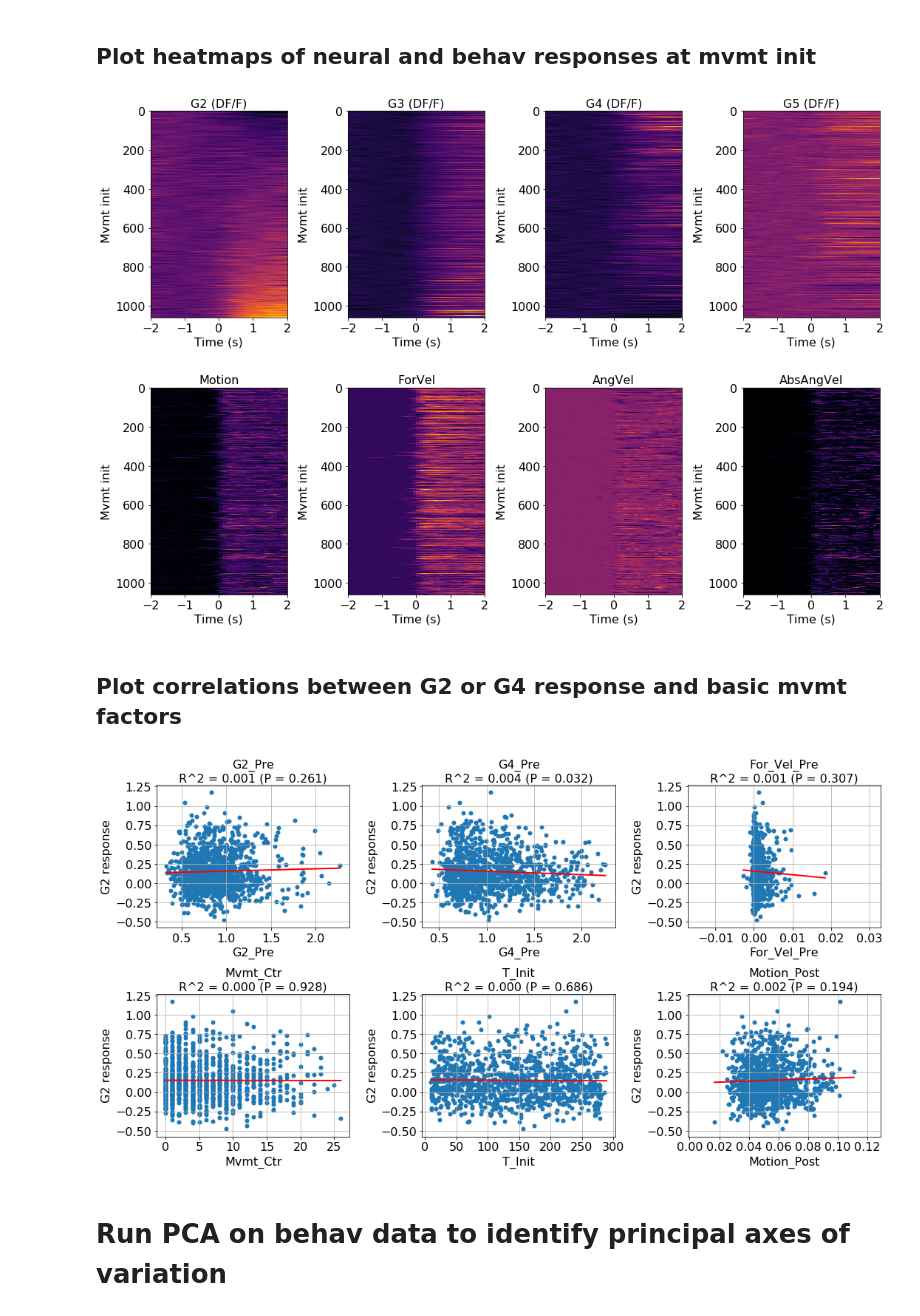
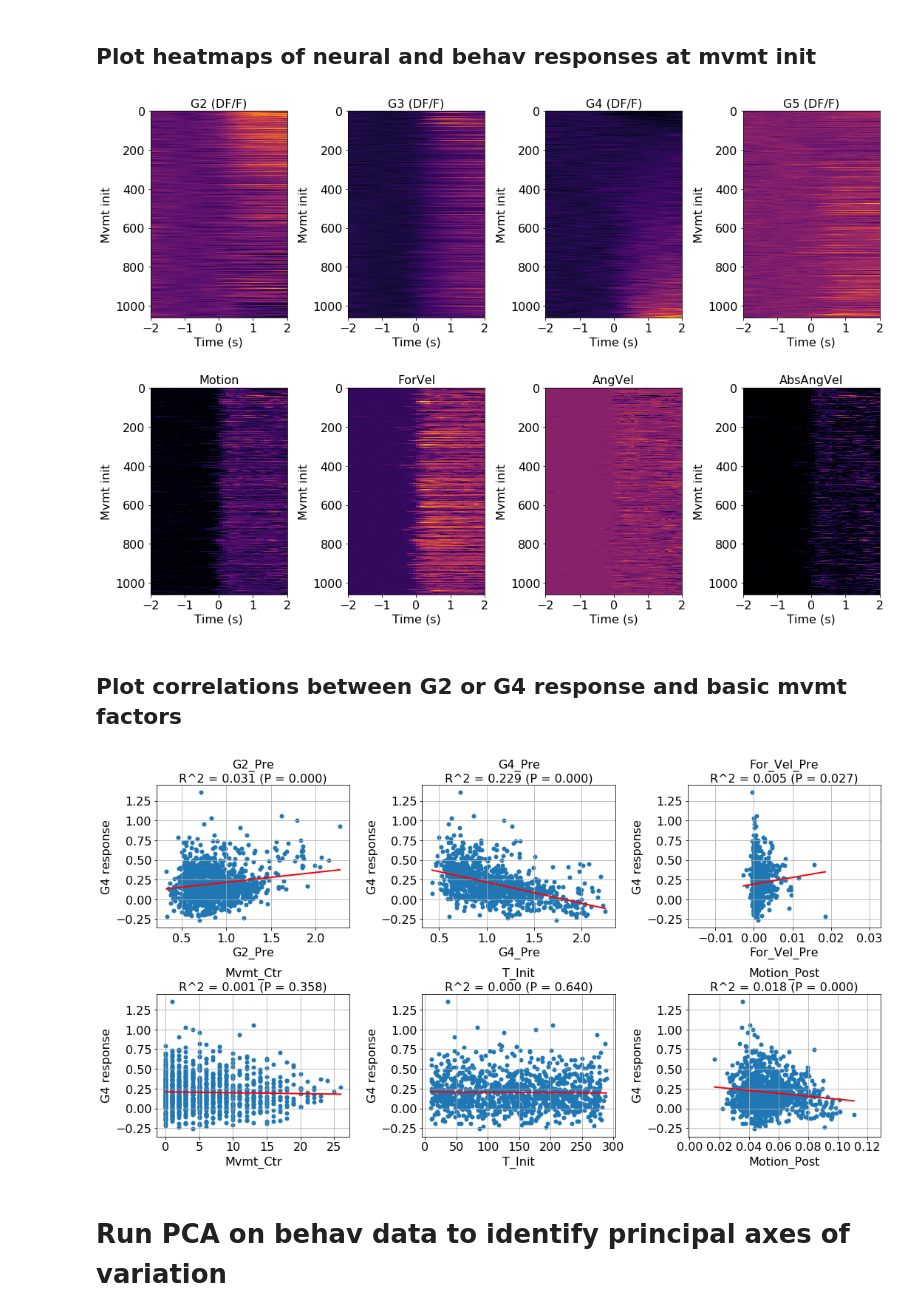
Before and after one commit to rkp8000/mushroom_mushroom, a Jupyter notebook: 1A_mvmt_initiation.ipynb, the cells around one changed output. Drawn from its saved outputs; the diff is of its cells as text; code cells hidden in the pictures.

```diff
--- a/1A_mvmt_initiation.ipynb
+++ b/1A_mvmt_initiation.ipynb
@@ -14,9 +14,14 @@ from disp import set_font_size
 
 DT = 0.1
 T_WDW = [-2, 2]
-DATA_DIR = 'data/ASENSORY_AZ'
-GX = 'G2'
-# GX = 'G4'
+EXPT = 'ASENSORY_AZ'
+DATA_DIR = os.path.join('data', EXPT)
+SAVE_DIR = os.path.join('data', '_RESULTS', 'MVMT_INIT_ASENSORY')
+# GX = 'G2'
+GX = 'G4'
+
+if not os.path.exists(SAVE_DIR):
+    os.makedirs(SAVE_DIR)
 # %% [markdown]
 # Load data and extract neural/behavioral windows surrounding mvmt inits
 # %%
@@ -150,32 +155,44 @@ factors_sorted = factors.reindex(sorted_idx)
 # %%
 # plot neural responses
 fig, axs = plt.subplots(1, 4, figsize=(15, 5), tight_layout=True)
 for ax, k in zip(axs, ['G2', 'G3', 'G4', 'G5']):
+
+    df_save = pd.DataFrame(data_dict_sorted[k], columns=t)
+    df_save.to_csv(os.path.join(SAVE_DIR, '{}_HEATMAP_{}.csv'.format(GX, k.upper())), index=False)
+
     ax.imshow(
         data_dict_sorted[k], cmap='inferno', interpolation='none',
         aspect='auto', extent=[T_WDW[0], T_WDW[1], n_trials, 0])
     ax.set_xlabel('Time (s)')
     ax.set_ylabel('Mvmt init')
     ax.set_title('{} (DF/F)'.format(k))
 
 for ax in axs:
     set_font_size(ax, 16)
 
+fig.savefig(os.path.join(SAVE_DIR, '{}_HEATMAPS_DAN.pdf'.format(GX)))
+
 # plot behavioral responses
 fig, axs = plt.subplots(1, 4, figsize=(15, 5), tight_layout=True)
 for ax, k in zip(axs, ['Motion', 'ForVel', 'AngVel', 'AbsAngVel']):
+
+    df_save = pd.DataFrame(data_dict_sorted[k], columns=t)
+    df_save.to_csv(os.path.join(SAVE_DIR, '{}_HEATMAP_{}.csv'.format(GX, k.upper())), index=False)
+
     ax.imshow(
         data_dict_sorted[k], cmap='inferno', interpolation='none',
         aspect='auto', extent=[T_WDW[0], T_WDW[1], n_trials, 0])
     ax.set_xlabel('Time (s)')
     ax.set_ylabel('Mvmt init')
     ax.set_title(k)
 
 for ax in axs:
     set_font_size(ax, 16)
+
+fig.savefig(os.path.join(SAVE_DIR, '{}_HEATMAPS_BEHAV.pdf'.format(GX)))
 # %% [output]
-[figure, old version]
+[figure, new version]
-[figure, old version]
+[figure, new version]
 # %% [markdown]
 ## Plot correlations between G2 or G4 response and basic mvmt factors
 # %%
@@ -184,12 +201,12 @@ fig, axs = plt.subplots(2, 3, figsize=(15, 8), tight_layout=True)
 for ax, k in zip(axs.flatten(), ['G2_Pre', 'G4_Pre', 'For_Vel_Pre', 'Mvmt_Ctr', 'T_Init', 'Motion_Post']):
     x_sorted = factors_sorted[k]
 
-    r, p = stats.pearsonr(x_sorted, gx_rsp)
+    r, p = stats.pearsonr(x_sorted, gx_rsp_sorted)
 
-    ax.scatter(x_sorted, gx_rsp, lw=0)
+    ax.scatter(x_sorted, gx_rsp_sorted, lw=0)
 
     # plot line
-    slp, icpt = stats.linregress(x_sorted, gx_rsp)[:2]
+    slp, icpt = stats.linregress(x_sorted, gx_rsp_sorted)[:2]
     x_line = np.array([x_sorted.min(), x_sorted.max()])
     y_line = slp*x_line + icpt
 
@@ -203,8 +220,13 @@ for ax, k in zip(axs.flatten(), ['G2_Pre', 'G4_Pre', 'For_Vel_Pre', 'Mvmt_Ctr',
 for ax in axs.flatten():
     ax.grid()
     set_font_size(ax, 16)
+
+df_save = factors_sorted.copy()
+df_save.insert(0, '{}_RSP'.format(GX), gx_rsp_sorted)
+df_save.to_csv(os.path.join(SAVE_DIR, '{}_BASIC_PREDICTORS.csv'.format(GX)), index=False)
+fig.savefig(os.path.join(SAVE_DIR, '{}_BASIC_PREDICTORS.pdf'.format(GX)))
 # %% [output]
-[figure, old version]
+[figure, new version]
 # %% [markdown]
 # Run PCA on behav data to identify principal axes of variation
 # %%
```
Also changed, not shown: parts of 6 cells of this notebook.
